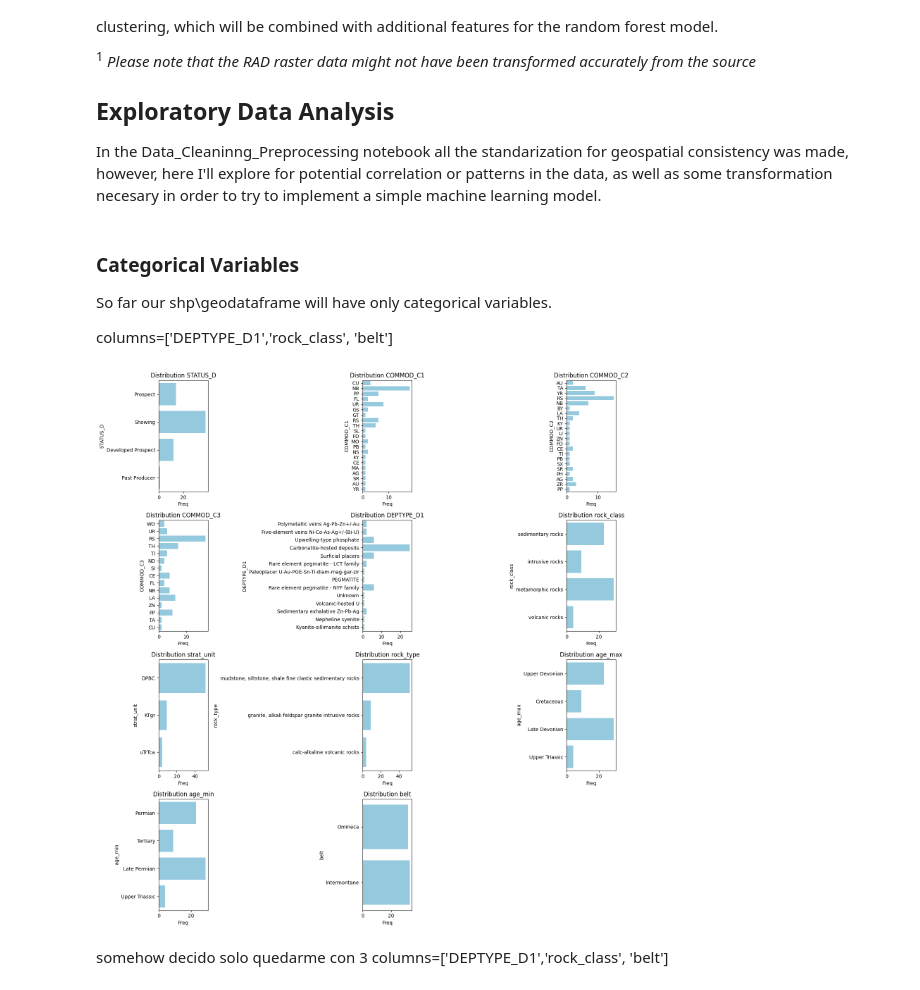
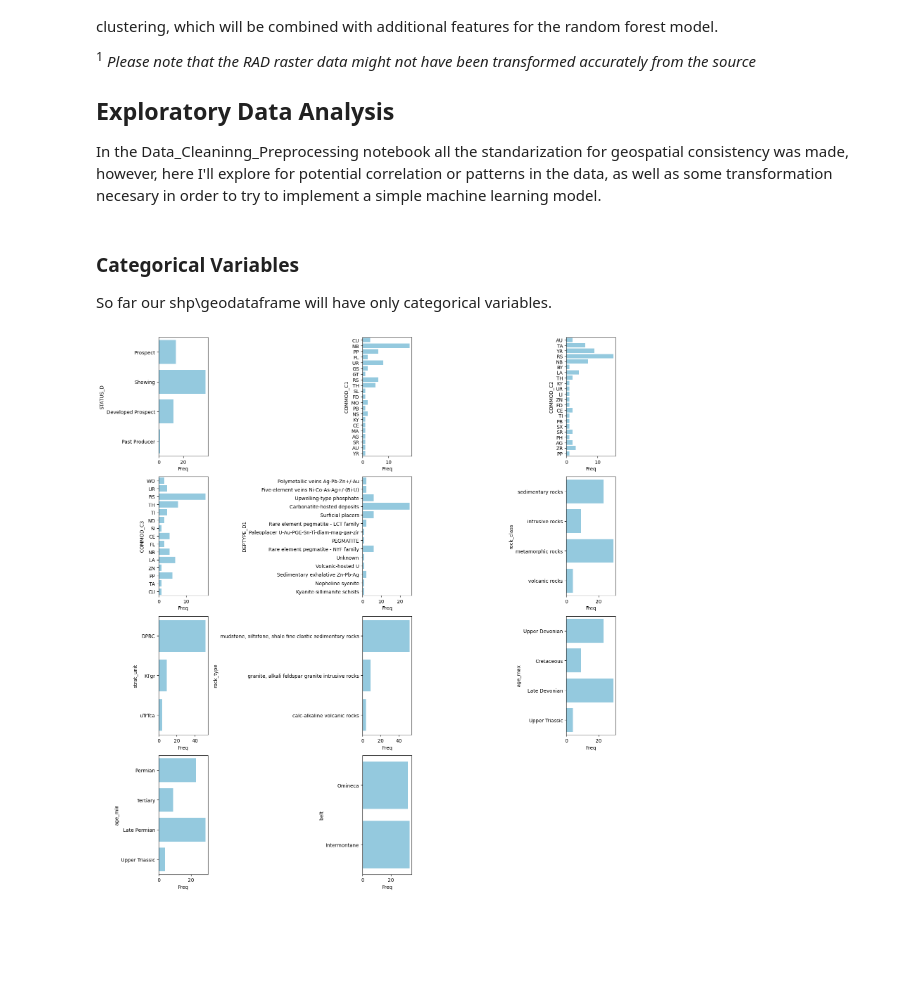
Before and after one commit to cvillarragamo/Tech_Treasures_Challenge, a Jupyter notebook: Tech_Treassure_for_REE_minerals.ipynb, the cells around one changed output. Saved outputs shown, nothing was run; the diff lists cells and outputs as text; code cells hidden in the pictures; blank space fills up the shorter version.

```diff
--- a/Tech_Treassure_for_REE_minerals.ipynb
+++ b/Tech_Treassure_for_REE_minerals.ipynb
@@ -42,8 +45,6 @@ import pandas as pd
 # %% [markdown]
 ### Categorical Variables
 So far our shp\geodataframe will have only categorical variables.
-
-columns=['DEPTYPE_D1','rock_class', 'belt']
 # %%
 # Load the deposit points
 deposits = gpd.read_file(r"datasets\shp\cmBC.shp") #all critical minerals ocurrences in BC
@@ -55,29 +56,26 @@ deposits = gpd.read_file(r"datasets\shp\cmBC.shp") #all critical minerals ocurre
 # %%
 categorical_columns = deposits.select_dtypes(include=['object', 'category']).columns
 
-n_cols = 3  # Número de columnas en la cuadrícula
+n_cols = 3
 n_rows = (len(categorical_columns) + n_cols - 1) // n_cols #number of rows
 
 # subplots
-fig, axes = plt.subplots(n_rows, n_cols, figsize=(15, n_rows * 4))  # Ajustar el tamaño
+fig, axes = plt.subplots(n_rows, n_cols, figsize=(15, n_rows * 4))
 
 #flatten the axis
 axes = axes.flatten()
 
 for i, col in enumerate(categorical_columns):
-    sns.countplot(y=col, data=deposits, ax=axes[i], color='skyblue')  # Usamos color en vez de palette
-    axes[i].set_title(f'Distribution {col}', fontsize=12)
+    sns.countplot(y=col, data=deposits, ax=axes[i], color='skyblue')
+   # axes[i].set_title(f'Distribution {col}', fontsize=12)
     axes[i].set_xlabel('Freq')
     axes[i].set_ylabel(col)
 
 # delete empty plots
 for j in range(i + 1, len(axes)):
     fig.delaxes(axes[j])
 
 plt.tight_layout()
 plt.show()
 # %% [output]
-[figure, old version]
+[figure, new version]
-# %% [markdown]
-somehow decido solo quedarme con 3
-columns=['DEPTYPE_D1','rock_class', 'belt']
```
Also changed, not shown: parts of 73 cells of this notebook, 6 other files.
